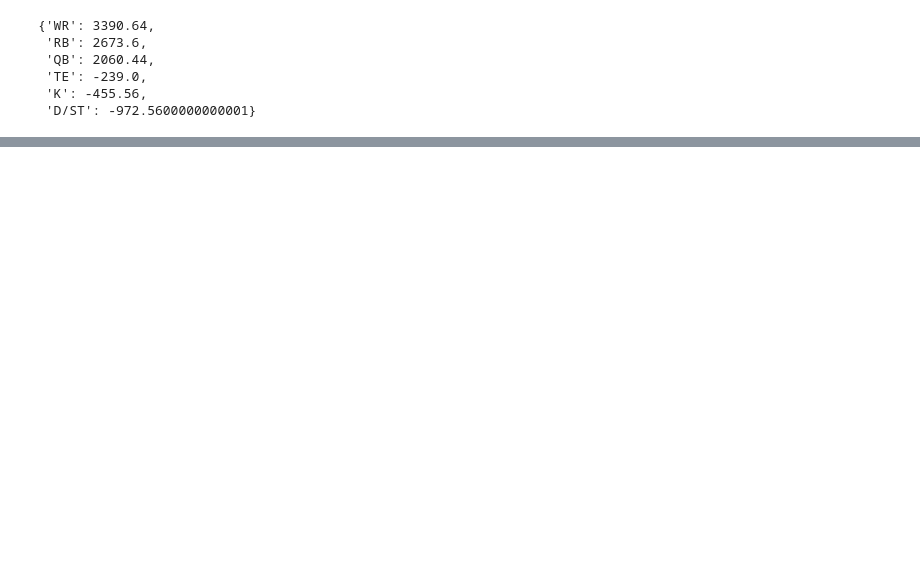
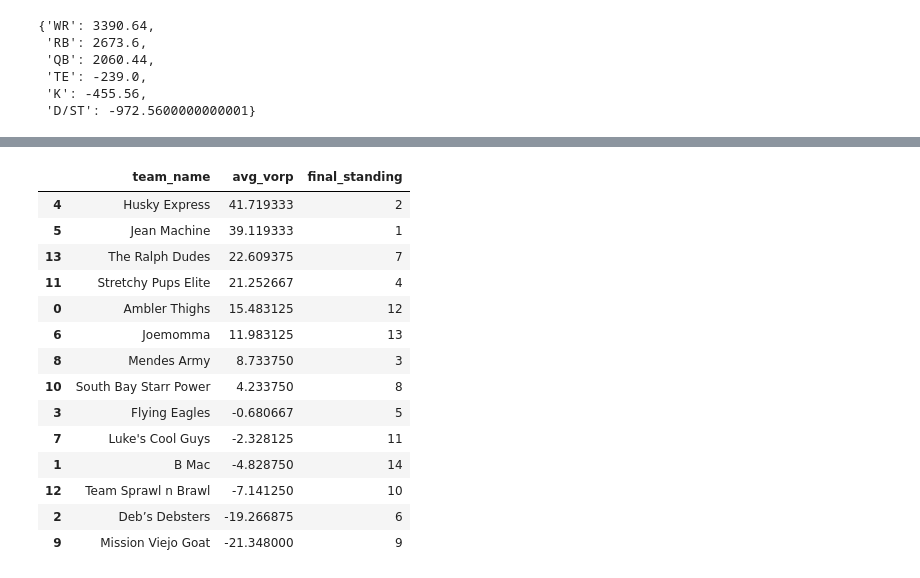
Before and after one commit to justinmck/fantasy-football-draft-toolkit, a Jupyter notebook: notebooks/NB03-analysis.ipynb, the cells around one changed output, grey strips where cells are left out. Saved outputs shown, nothing was run; the diff lists cells and outputs as text; code cells hidden in the pictures; blank space fills up the shorter version.

```diff
--- a/notebooks/NB03-analysis.ipynb
+++ b/notebooks/NB03-analysis.ipynb
@@ -486,0 +429,36 @@ ValueError: Expected a 2-dimensional container but got <class 'pandas.core.serie
+# %%
+df_clean = df[df['vorp'].notnull()]
+
+# Compute average VORP by team
+avg_vorp_df = (
+    df_clean
+    .groupby('team_name')['vorp']
+    .mean()
+    .reset_index()
+    .rename(columns={'vorp': 'avg_vorp'})
+)
+
+# Merge final standings for correlation analysis
+avg_vorp_df = avg_vorp_df.merge(
+    heatmap_df[['team_name', 'final_standing']].drop_duplicates(),
+    on='team_name',
+    how='left'
+)
+
+avg_vorp_df.sort_values('avg_vorp',ascending=False)
+# %% [output]
+|  | team_name | avg_vorp | final_standing |
+| 4 | Husky Express | 41.719333 | 2 |
+| 5 | Jean Machine | 39.119333 | 1 |
+| 13 | The Ralph Dudes | 22.609375 | 7 |
+| 11 | Stretchy Pups Elite | 21.252667 | 4 |
+| 0 | Ambler Thighs | 15.483125 | 12 |
+| 6 | Joemomma | 11.983125 | 13 |
+| 8 | Mendes Army | 8.733750 | 3 |
+| 10 | South Bay Starr Power | 4.233750 | 8 |
+| 3 | Flying Eagles | -0.680667 | 5 |
+| 7 | Luke's Cool Guys | -2.328125 | 11 |
+| 1 | B Mac | -4.828750 | 14 |
+| 12 | Team Sprawl n Brawl | -7.141250 | 10 |
+| 2 | Deb’s Debsters | -19.266875 | 6 |
+| 9 | Mission Viejo Goat | -21.348000 | 9 |
```
Also changed, not shown: parts of 54 cells of this notebook, 20 other files.
